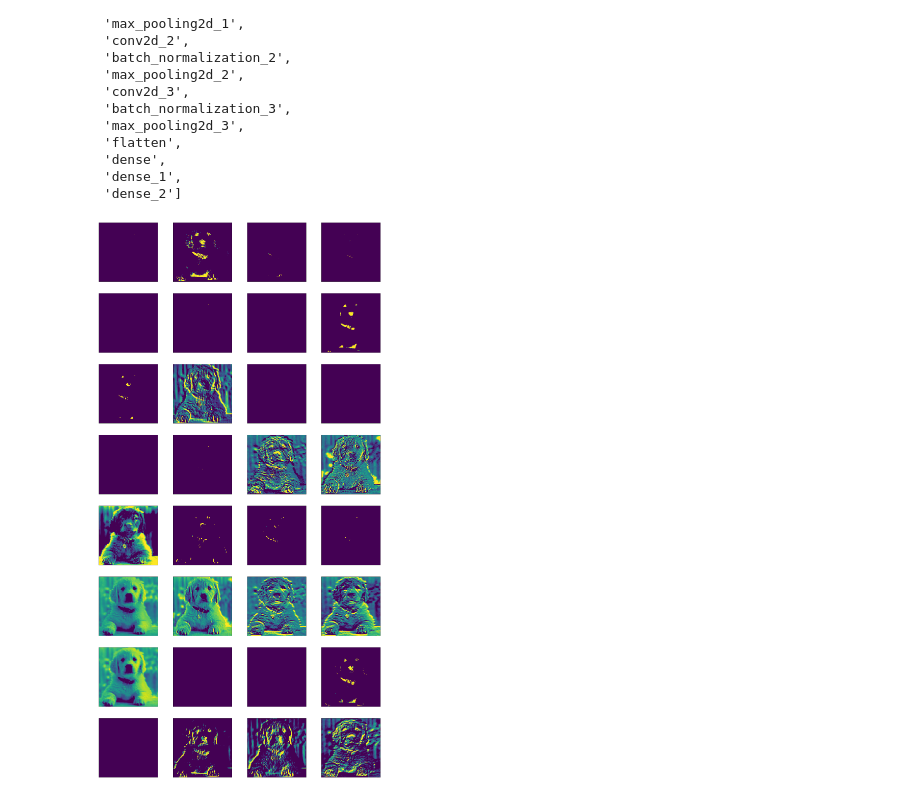
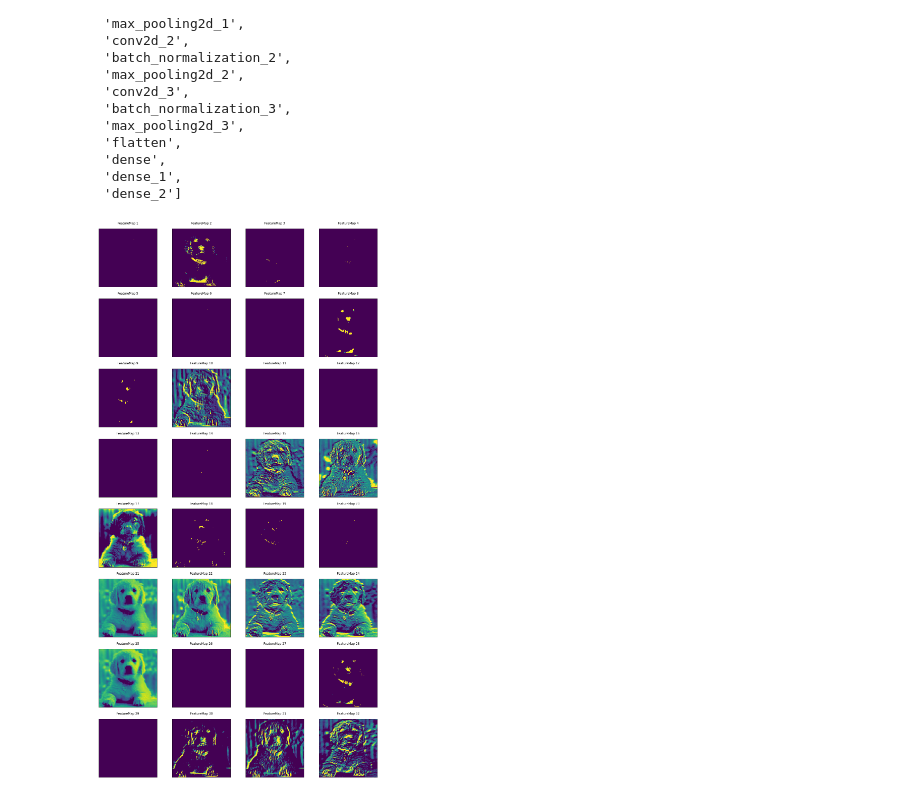
Before and after one commit to varunbommagunta/Visualizing-FeatureMaps, a Jupyter notebook: Visualizing_The_Feature_Maps_In_CNN's.ipynb, the cells around one changed output. Drawn from its saved outputs; the diff is of its cells as text; code cells hidden in the pictures.

```diff
--- a/Visualizing_The_Feature_Maps_In_CNN's.ipynb
+++ b/Visualizing_The_Feature_Maps_In_CNN's.ipynb
@@ -416,18 +416,22 @@ for layer_names, feature_maps in zip(layer_names,feature_maps):
       k.append(x)
     l.append(k)
 # %%
-fig,axes = plt.subplots(8,4,figsize = (20,40))  #In the first layer output we have 32 filters and we are plotting them in a 8x4 grid
+rows,columns = 8,4
+fig,axes = plt.subplots(rows,columns,figsize = (20,40))  #In the first layer output we have 32 filters and we are plotting them in a 8x4 grid
 k = 0
 layer = 0
-for i in range(8):
-  for j in range(4):
+
+for i in range(rows):
+  for j in range(columns):
     axes[i,j].matshow(l[layer][k])
+    axes[i,j].set_title(f"FeatureMap {k+1}")
     axes[i,j].set_xticks([])
     axes[i,j].set_yticks([])
     k+=1
+#fig.suptitle("Conv2D Layer-1")
 plt.show()
 # %% [output]
-[figure, old version]
+[figure, new version]
 # %%
 #In the above cell, we are visualizing only the first conv2d layer if you want to visualize other intermediate layers then change the hyperparameter 'layer' to your desired layer
 #Also change the columns and rows in the subplot to the layer's channels to visualize in a grid.
```
